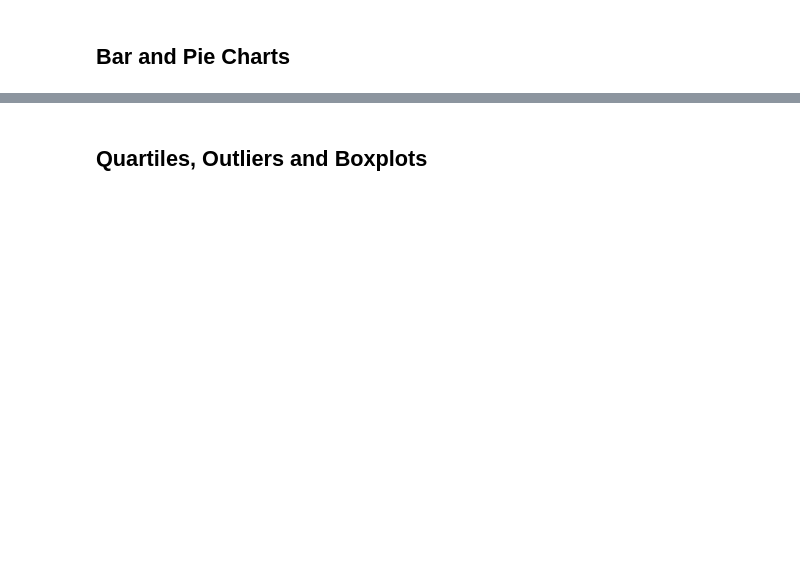
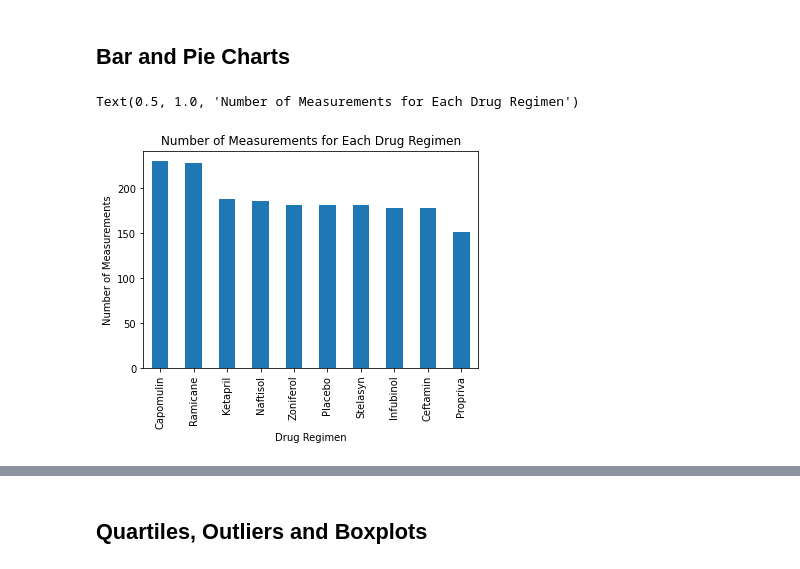
Before and after one commit to syd-cavs/matplotlib-challenge, a Jupyter notebook: Instructions/Pymaceuticals/pymaceuticals_starter.ipynb, the cells around one changed output, grey strips where cells are left out. Saved outputs shown, nothing was run; the diff lists cells and outputs as text; code cells hidden in the pictures; blank space fills up the shorter version.

```diff
--- a/Instructions/Pymaceuticals/pymaceuticals_starter.ipynb
+++ b/Instructions/Pymaceuticals/pymaceuticals_starter.ipynb
@@ -88,10 +101,13 @@ summary_stats_df
 ## Bar and Pie Charts
 # %%
 # Generate a bar plot showing the total number of measurements taken on each drug regimen using pandas.
-pandas_bar_plot = combined_research_data['Drug Regimen'].value_counts().plot.bar()
+pandas_bar_plot = clean_df['Drug Regimen'].value_counts().plot.bar()
 
 pandas_bar_plot.set_xlabel("Drug Regimen")
 pandas_bar_plot.set_ylabel("Number of Measurements")
 pandas_bar_plot.set_title("Number of Measurements for Each Drug Regimen")
+# %% [output]
+Text(0.5, 1.0, 'Number of Measurements for Each Drug Regimen')
+[figure, added]
 # %%
 # Generate a bar plot showing the total number of measurements taken on each drug regimen using pyplot.
```
Also changed, not shown: parts of 6 cells of this notebook.
